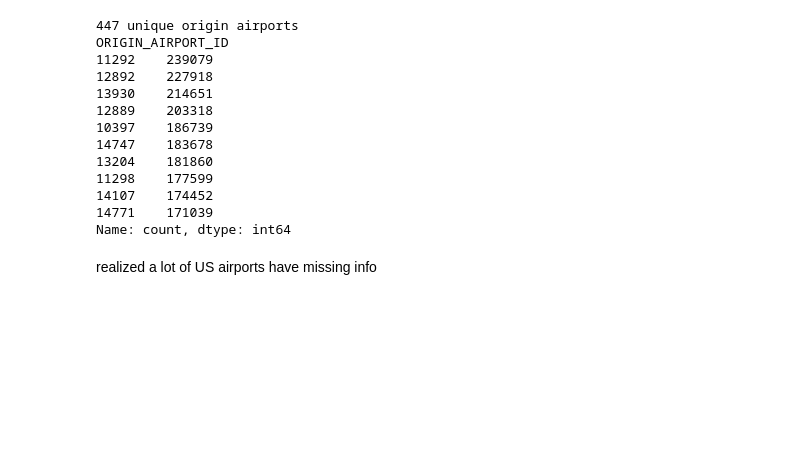
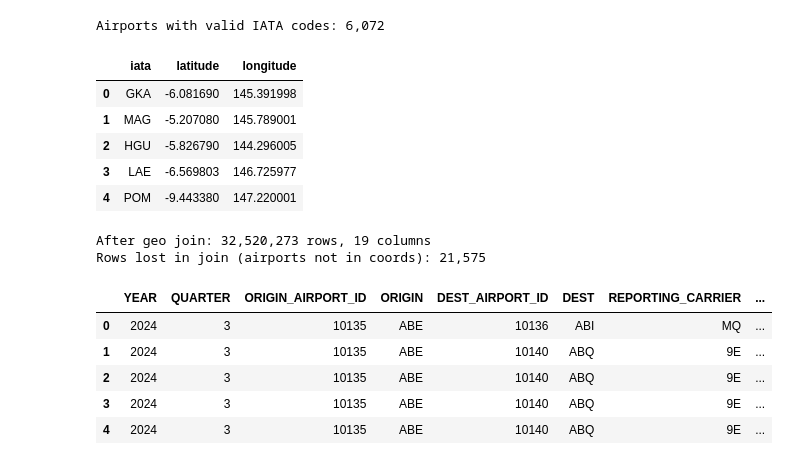
Before and after one commit to normangw/6600-neural-networks, a Jupyter notebook: technical-details/data-cleaning/dataclean.ipynb, the cells around one changed output. Saved outputs shown, nothing was run; the diff lists cells and outputs as text; code cells hidden in the pictures; blank space fills up the shorter version.

```diff
--- a/technical-details/data-cleaning/dataclean.ipynb
+++ b/technical-details/data-cleaning/dataclean.ipynb
@@ -165,21 +130,49 @@ df[df['REPORTING_CARRIER'].isna()].head()
 # %%
-missing = df[df['REPORTING_CARRIER'].isna()]
-print(missing['ORIGIN_AIRPORT_ID'].nunique(), "unique origin airports")
-print(missing['ORIGIN_AIRPORT_ID'].value_counts().head(10))
+airport_cols = ['airport_id', 'name', 'city', 'country', 'iata', 'icao',
+                'latitude', 'longitude', 'altitude', 'timezone', 'dst', 'tz_db', 'type', 'source']
+
+airports_raw = pd.read_csv('../../data/rawdata/airports.dat.txt', header=None, names=airport_cols)
+
+# Keep only rows with a valid IATA code
+coords = (
+    airports_raw[airports_raw['iata'].notna() & (airports_raw['iata'] != '\\N')]
+    [['iata', 'latitude', 'longitude']]
+    .drop_duplicates('iata')
+)
+
+print(f"Airports with valid IATA codes: {len(coords):,}")
+coords.head()
 # %% [output]
-447 unique origin airports
-ORIGIN_AIRPORT_ID
-11292    239079
-12892    227918
-13930    214651
-12889    203318
-10397    186739
-14747    183678
-13204    181860
-11298    177599
-14107    174452
-14771    171039
-Name: count, dtype: int64
+Airports with valid IATA codes: 6,072
+|  | iata | latitude | longitude |
+| 0 | GKA | -6.081690 | 145.391998 |
+| 1 | MAG | -5.207080 | 145.789001 |
+| 2 | HGU | -5.826790 | 144.296005 |
+| 3 | LAE | -6.569803 | 146.725977 |
+| 4 | POM | -9.443380 | 147.220001 |
-# %% [markdown]
-realized a lot of US airports have missing info
+# %%
+df_geo = (
+    df_clean
+    .merge(
+        coords.rename(columns={'iata': 'ORIGIN', 'latitude': 'ORIGIN_LAT', 'longitude': 'ORIGIN_LON'}),
+        on='ORIGIN', how='inner'
+    )
+    .merge(
+        coords.rename(columns={'iata': 'DEST', 'latitude': 'DEST_LAT', 'longitude': 'DEST_LON'}),
+        on='DEST', how='inner'
+    )
+)
+
+print(f"After geo join: {df_geo.shape[0]:,} rows, {df_geo.shape[1]} columns")
+print(f"Rows lost in join (airports not in coords): {df_clean.shape[0] - df_geo.shape[0]:,}")
+df_geo.head()
+# %% [output]
+After geo join: 32,520,273 rows, 19 columns
+Rows lost in join (airports not in coords): 21,575
+|  | YEAR | QUARTER | ORIGIN_AIRPORT_ID | ORIGIN | DEST_AIRPORT_ID | DEST | REPORTING_CARRIER | ... |
+| 0 | 2024 | 3 | 10135 | ABE | 10136 | ABI | MQ | ... |
+| 1 | 2024 | 3 | 10135 | ABE | 10140 | ABQ | 9E | ... |
+| 2 | 2024 | 3 | 10135 | ABE | 10140 | ABQ | 9E | ... |
+| 3 | 2024 | 3 | 10135 | ABE | 10140 | ABQ | 9E | ... |
+| 4 | 2024 | 3 | 10135 | ABE | 10140 | ABQ | 9E | ... |
 # %%
```
Also changed, not shown: parts of 22 cells of this notebook, 6 other files.
